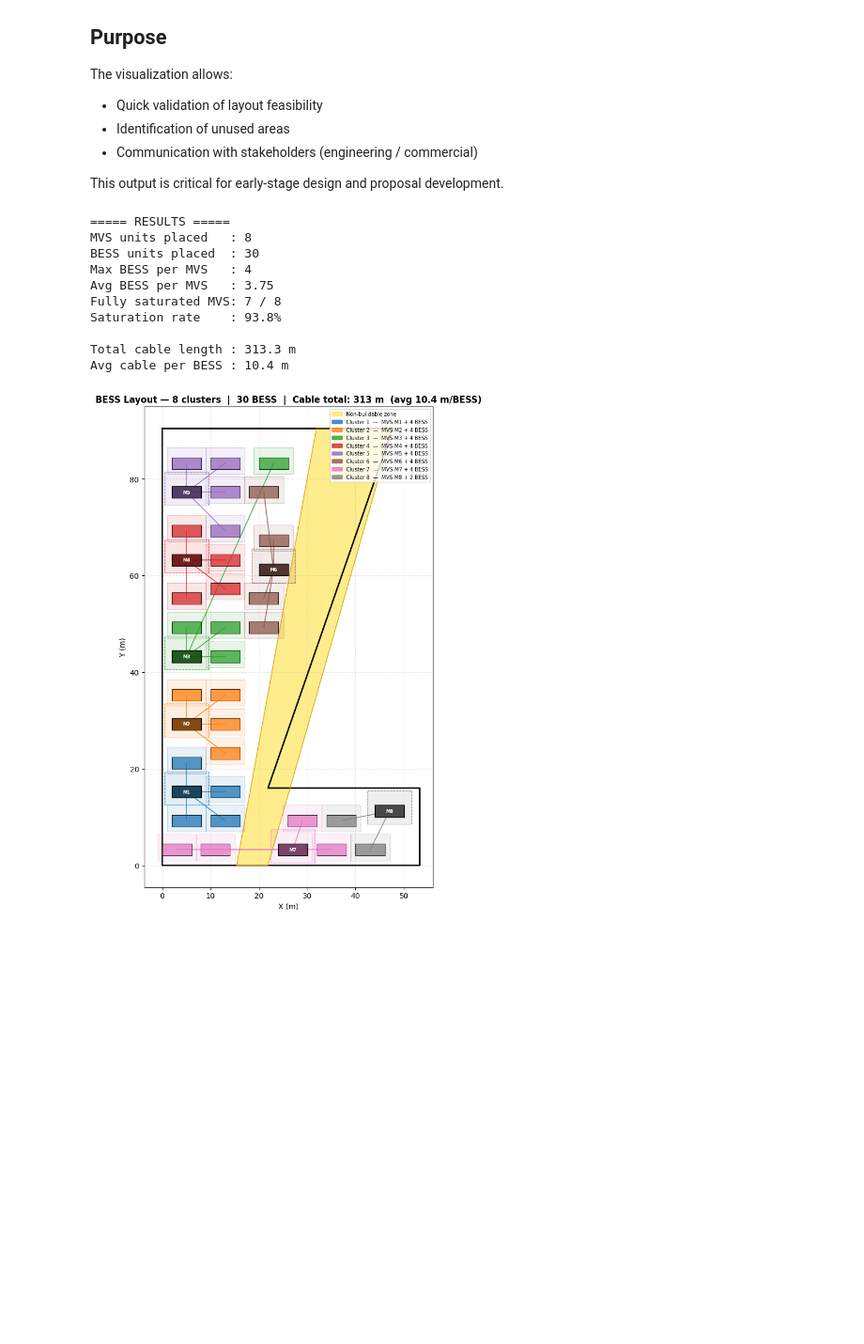
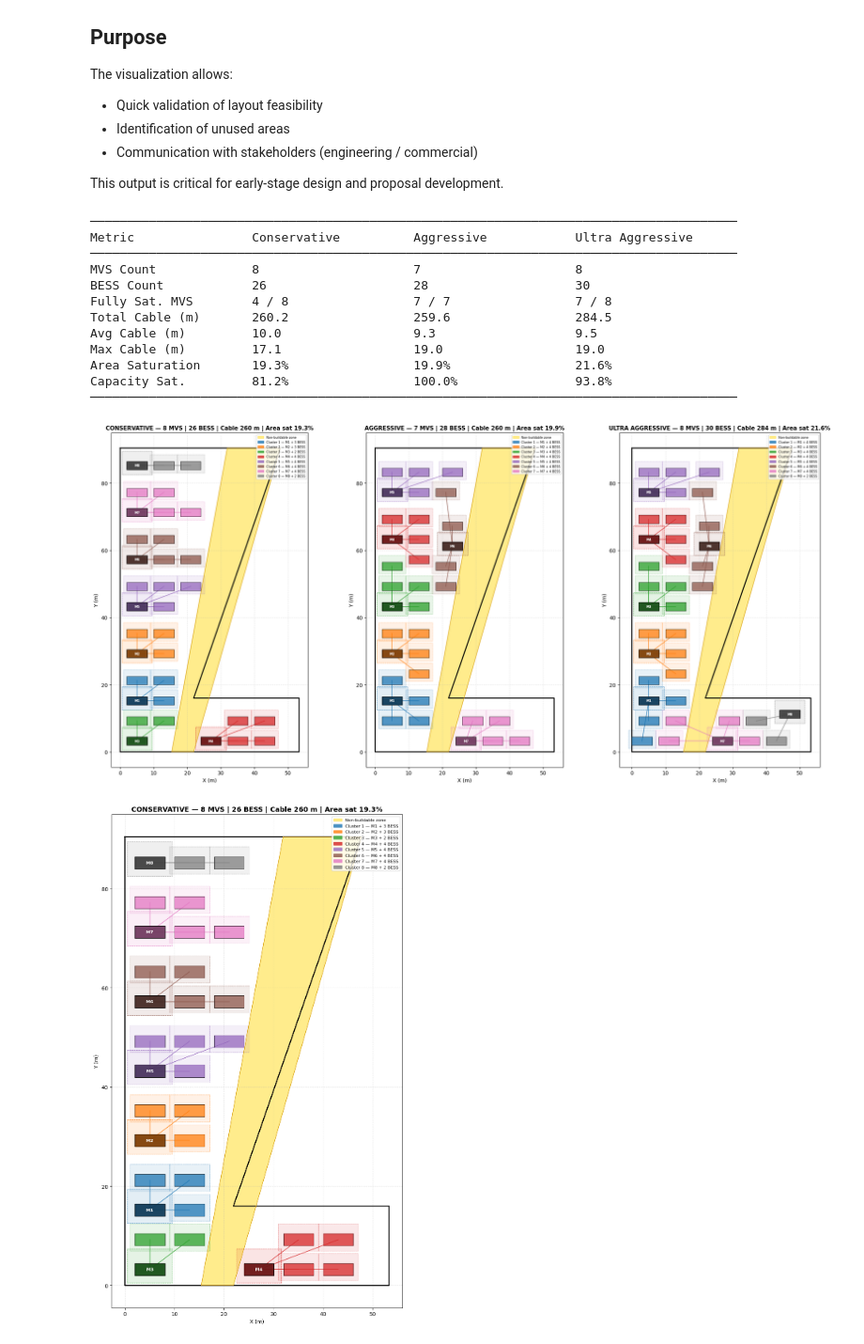
Before and after one commit to alopezberm/Layout_BESS_Tool, a Jupyter notebook: Layout.ipynb, the cells around one changed output. Shown at 94% size. Drawn from its saved outputs; the diff is of its cells as text; code cells hidden in the pictures; blank space fills up the shorter version.

```diff
--- a/Layout.ipynb
+++ b/Layout.ipynb
@@ -253,11 +243,11 @@ CONFIG = {
     },
 
     # ---------------------------
-    # SYSTEM CONSTRAINTS
+    # GLOBAL ENGINEERING RULES
     # ---------------------------
     "max_bess_per_mvs":   MAX_BESS_PER_MVS,
+    "max_cable_length":   MAX_CABLE_LENGTH,
     "mvs_scoring_radius": MVS_SCORING_RADIUS,
-    "voronoi_reassign":   VORONOI_REASSIGN,
     "min_mvs_spacing":    MIN_MVS_SPACING,
     "grid_resolution":    GRID_RESOLUTION,
 }
@@ -816,15 +1082,48 @@ def plot_layout(site, non_buildable, mvs_list, bess_list, config):
 # %%
-site, non_buildable, mvs, bess = run_optimization(CONFIG)
-plot_layout(site, non_buildable, mvs, bess, CONFIG)
+# ════════════════════════════════════════════════════════════════════════
+# THREE-MODE COMPARISON
+# ════════════════════════════════════════════════════════════════════════
+# Runs all three placement profiles against the same CONFIG and reports
+# them three ways:
+#   1. Side-by-side comparative metrics table (compact, copy/paste-friendly)
+#   2. Compact 3-panel overview plot (visual cross-check)
+#   3. One full-size standalone figure per scenario (legible detail view)
+#
+# Mode summary:
+#   • CONSERVATIVE     — clean blocks, strict adjacency, 25 m cable cap
+#   • AGGRESSIVE       — max BESS under 25 m cap, relaxed adjacency + stragglers
+#   • ULTRA-AGGRESSIVE — cable cap lifted everywhere: maximum footprint
+#                        saturation, MVS count scales with BESS, Hungarian
+#                        rewiring routes over ANY distance (read Max Cable
+#                        in the table to see the operating-limit overshoot).
+# ════════════════════════════════════════════════════════════════════════
+
+res_conservative     = run_optimization(CONFIG, mode="conservative",     verbose=False)
+res_aggressive       = run_optimization(CONFIG, mode="aggressive",       verbose=False)
+res_ultra_aggressive = run_optimization(CONFIG, mode="ultra_aggressive", verbose=False)
+
+scenarios = (res_conservative, res_aggressive, res_ultra_aggressive)
+
+# 1. Metrics table
+print_comparison(*scenarios)
+
+# 2. Compact 3-panel overview
+plot_comparison(*scenarios, config=CONFIG)
+
+# 3. Full-size standalone figures (one per scenario)
+plot_all_standalone(*scenarios, config=CONFIG)
 # %% [output]
-===== RESULTS =====
-MVS units placed   : 8
-BESS units placed  : 30
-Max BESS per MVS   : 4
-Avg BESS per MVS   : 3.75
-Fully saturated MVS: 7 / 8
-Saturation rate    : 93.8%
-
-Total cable length : 313.3 m
-Avg cable per BESS : 10.4 m
+────────────────────────────────────────────────────────────────────────────────────────
+Metric                Conservative          Aggressive            Ultra Aggressive
+────────────────────────────────────────────────────────────────────────────────────────
+MVS Count             8                     7                     8
+BESS Count            26                    28                    30
+Fully Sat. MVS        4 / 8                 7 / 7                 7 / 8
+Total Cable (m)       260.2                 259.6                 284.5
+Avg Cable (m)         10.0                  9.3                   9.5
+Max Cable (m)         17.1                  19.0                  19.0
+Area Saturation       19.3%                 19.9%                 21.6%
+Capacity Sat.         81.2%                 100.0%                93.8%
+────────────────────────────────────────────────────────────────────────────────────────
-[figure, old version]
+[figure, new version]
+[figure, added]
```
Also changed, not shown: parts of 6 cells of this notebook.
